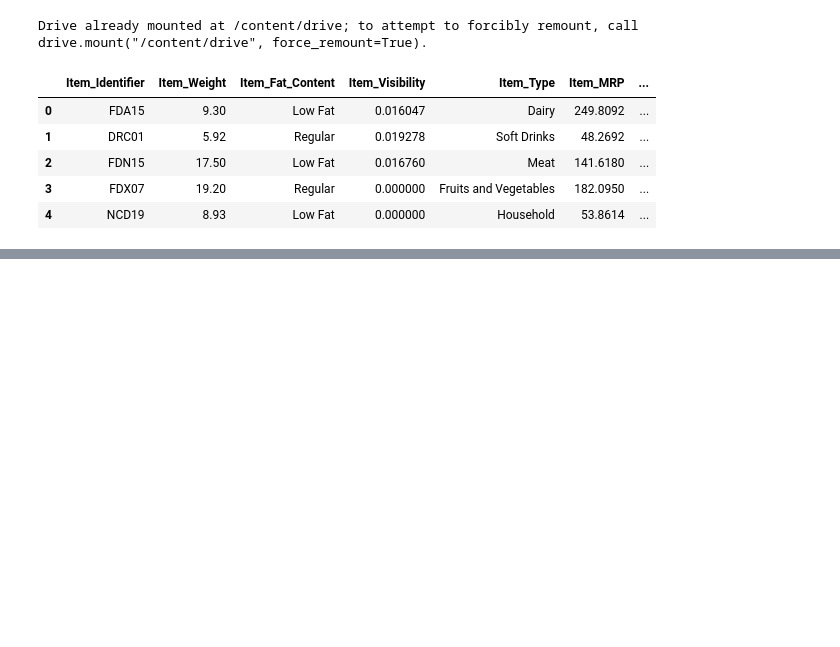
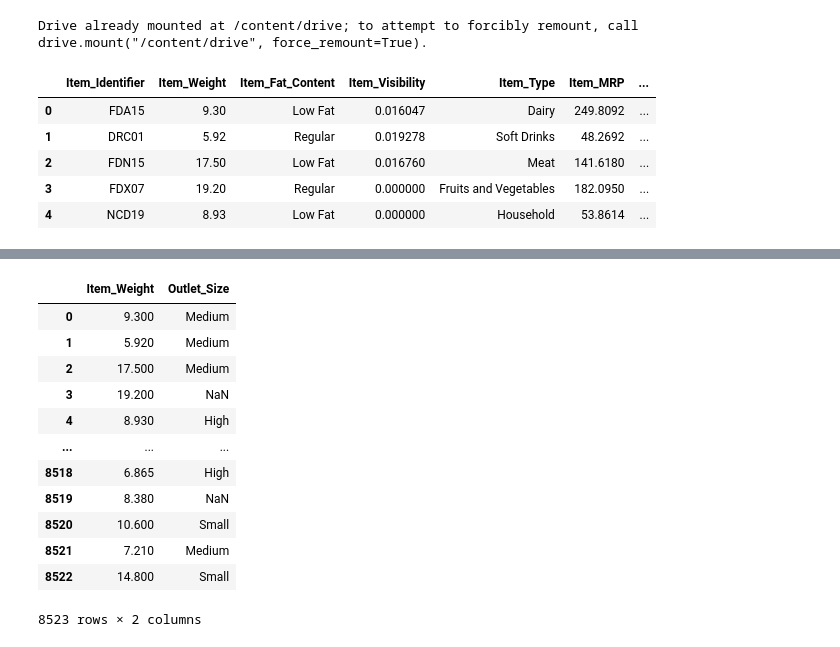
Before and after one commit to RanielSosa/predicciones-de-ventas, a Jupyter notebook: Predicciones_de_ventas.ipynb, the cells around one changed output, grey strips where cells are left out. Drawn from its saved outputs; the diff is of its cells as text; code cells hidden in the pictures; blank space fills up the shorter version.

```diff
--- a/Predicciones_de_ventas.ipynb
+++ b/Predicciones_de_ventas.ipynb
@@ -19,0 +95,16 @@ df_sales.head()
+# %%
+df_sales[['Item_Weight','Outlet_Size']]
+# %% [output]
+|  | Item_Weight | Outlet_Size |
+| 0 | 9.300 | Medium |
+| 1 | 5.920 | Medium |
+| 2 | 17.500 | Medium |
+| 3 | 19.200 | NaN |
+| 4 | 8.930 | High |
+| ... | ... | ... |
+| 8518 | 6.865 | High |
+| 8519 | 8.380 | NaN |
+| 8520 | 10.600 | Small |
+| 8521 | 7.210 | Medium |
+| 8522 | 14.800 | Small |
+8523 rows × 2 columns
```
Also changed, not shown: parts of 22 cells of this notebook.
